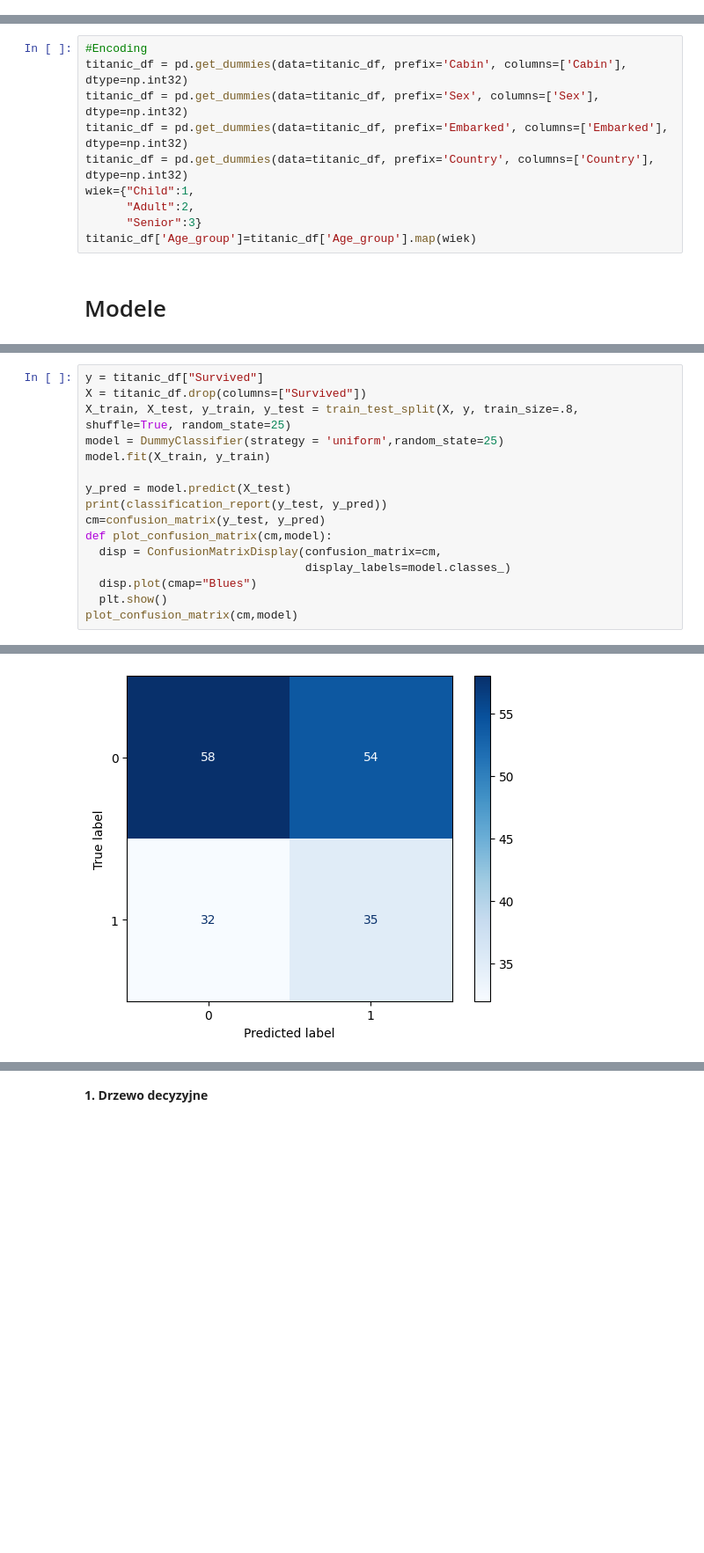
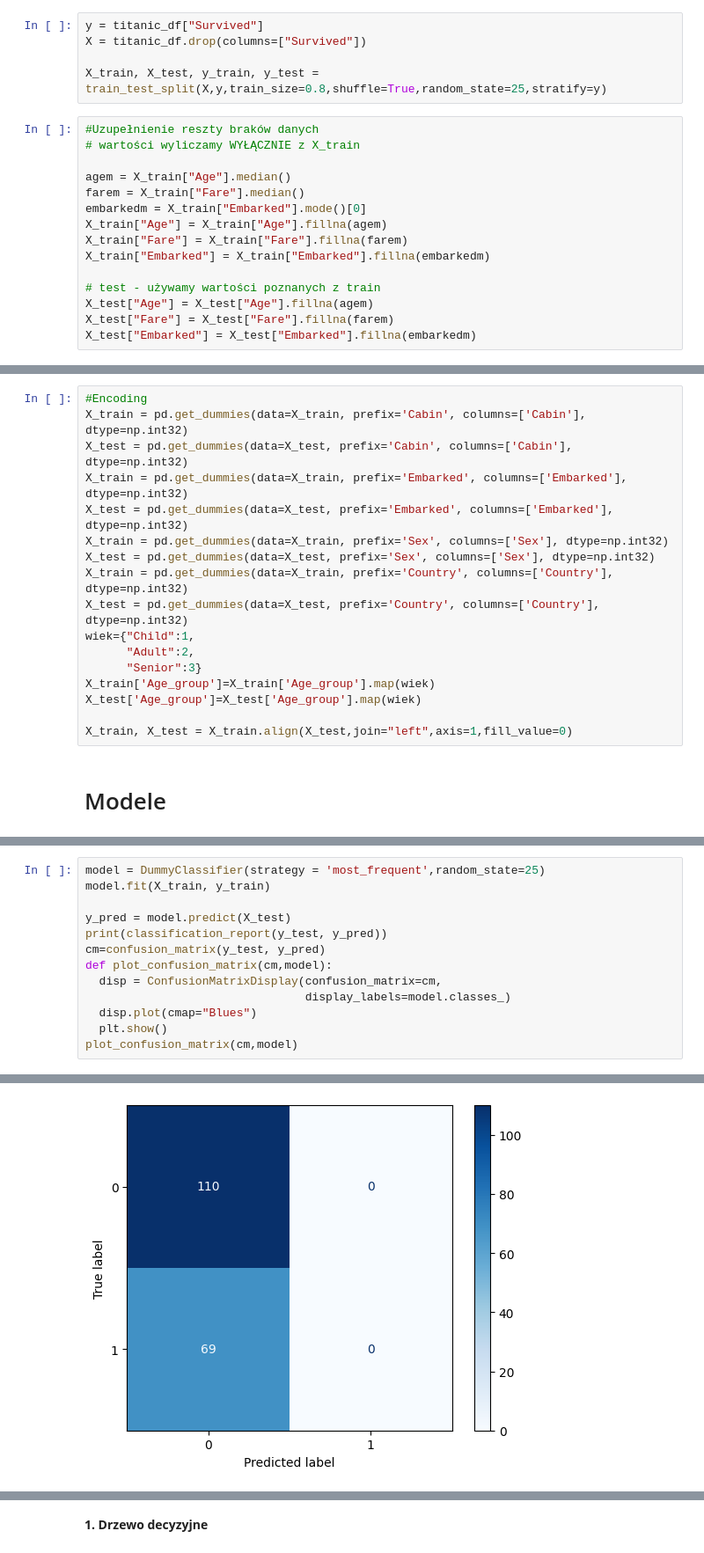
Before and after one commit to Solvro/ml-wakacyjne-wyzwanie-2026, a Jupyter notebook: 02_podstawy_aiml/ML_zadanie.ipynb, the cells around one changed output, grey strips where cells are left out. Shown at 88% size. Saved outputs shown, nothing was run; the diff lists cells and outputs as text; blank space fills up the shorter version.

```diff
--- a/02_podstawy_aiml/ML_zadanie.ipynb
+++ b/02_podstawy_aiml/ML_zadanie.ipynb
@@ -75,3 +71,23 @@ titanic_df['Cabin']=titanic_df['Cabin'].str[0]
+# %%
+y = titanic_df["Survived"]
+X = titanic_df.drop(columns=["Survived"])
+
+X_train, X_test, y_train, y_test = train_test_split(X,y,train_size=0.8,shuffle=True,random_state=25,stratify=y)
+# %%
+#Uzupełnienie reszty braków danych
+# wartości wyliczamy WYŁĄCZNIE z X_train
+
+agem = X_train["Age"].median()
+farem = X_train["Fare"].median()
+embarkedm = X_train["Embarked"].mode()[0]
+X_train["Age"] = X_train["Age"].fillna(agem)
+X_train["Fare"] = X_train["Fare"].fillna(farem)
+X_train["Embarked"] = X_train["Embarked"].fillna(embarkedm)
+
+# test - używamy wartości poznanych z train
+X_test["Age"] = X_test["Age"].fillna(agem)
+X_test["Fare"] = X_test["Fare"].fillna(farem)
+X_test["Embarked"] = X_test["Embarked"].fillna(embarkedm)
 # %% [markdown]
 W zadaniu pierwszym zrobiłam tylko heatmapę bez zależności między survived a poszczególnymi atrybutami. Jednak teraz widzę, że było to potrzebne, dlatego umieszczę je teraz(będą one w jednej komórce, aby nie zaśmiecać pracy wykresami, które powinny się pojawić w zadaniu 1)
 # %%
@@ -115,14 +131,21 @@ Mając te wykresy jesteśmy w stanie zauważyć, że najbardziej na przeżycie w
 Na końcu należało także zakodować cechy kategorialne, aby algorytmy uczenia maszynowego były w stanie je zrozumieć.
 # %%
 #Encoding
-titanic_df = pd.get_dummies(data=titanic_df, prefix='Cabin', columns=['Cabin'], dtype=np.int32)
-titanic_df = pd.get_dummies(data=titanic_df, prefix='Sex', columns=['Sex'], dtype=np.int32)
-titanic_df = pd.get_dummies(data=titanic_df, prefix='Embarked', columns=['Embarked'], dtype=np.int32)
-titanic_df = pd.get_dummies(data=titanic_df, prefix='Country', columns=['Country'], dtype=np.int32)
+X_train = pd.get_dummies(data=X_train, prefix='Cabin', columns=['Cabin'], dtype=np.int32)
+X_test = pd.get_dummies(data=X_test, prefix='Cabin', columns=['Cabin'], dtype=np.int32)
+X_train = pd.get_dummies(data=X_train, prefix='Embarked', columns=['Embarked'], dtype=np.int32)
+X_test = pd.get_dummies(data=X_test, prefix='Embarked', columns=['Embarked'], dtype=np.int32)
+X_train = pd.get_dummies(data=X_train, prefix='Sex', columns=['Sex'], dtype=np.int32)
+X_test = pd.get_dummies(data=X_test, prefix='Sex', columns=['Sex'], dtype=np.int32)
+X_train = pd.get_dummies(data=X_train, prefix='Country', columns=['Country'], dtype=np.int32)
+X_test = pd.get_dummies(data=X_test, prefix='Country', columns=['Country'], dtype=np.int32)
 wiek={"Child":1,
       "Adult":2,
       "Senior":3}
-titanic_df['Age_group']=titanic_df['Age_group'].map(wiek)
+X_train['Age_group']=X_train['Age_group'].map(wiek)
+X_test['Age_group']=X_test['Age_group'].map(wiek)
+
+X_train, X_test = X_train.align(X_test,join="left",axis=1,fill_value=0)
 # %% [markdown]
 # Modele
 # %% [markdown]
@@ -134,8 +158,5 @@ Najpierw, żeby mieć do czego porównywać stworzę Dummy Classifier.
 # %%
-y = titanic_df["Survived"]
-X = titanic_df.drop(columns=["Survived"])
-X_train, X_test, y_train, y_test = train_test_split(X, y, train_size=.8, shuffle=True, random_state=25)
-model = DummyClassifier(strategy = 'uniform',random_state=25)
+model = DummyClassifier(strategy = 'most_frequent',random_state=25)
 model.fit(X_train, y_train)
 
 y_pred = model.predict(X_test)
@@ -159,2 +180,2 @@ weighted avg       0.55      0.52      0.53       179
-[figure, old version]
+[figure, new version]
 # %% [markdown]
```
Also changed, not shown: parts of 36 cells of this notebook.
